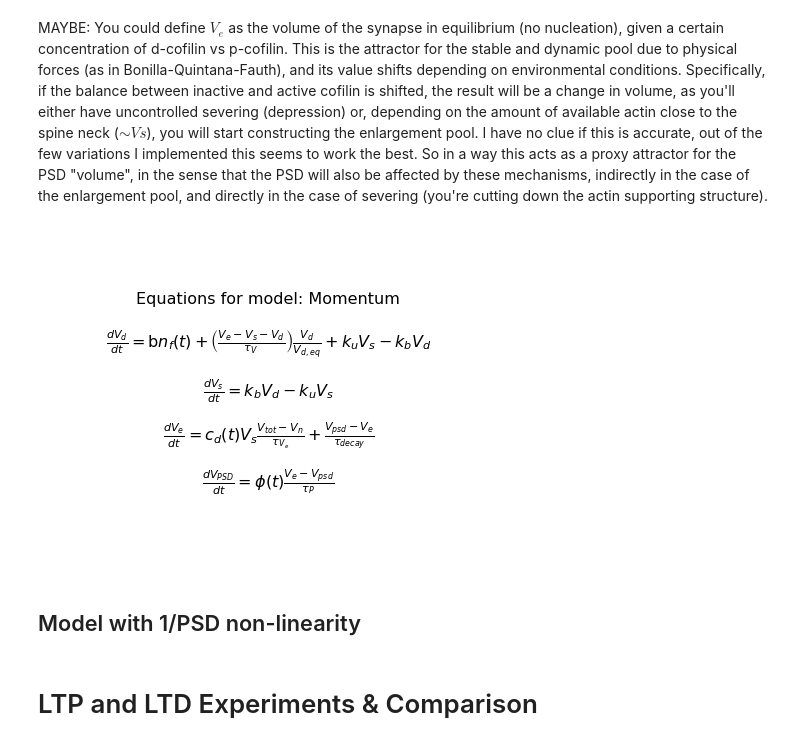
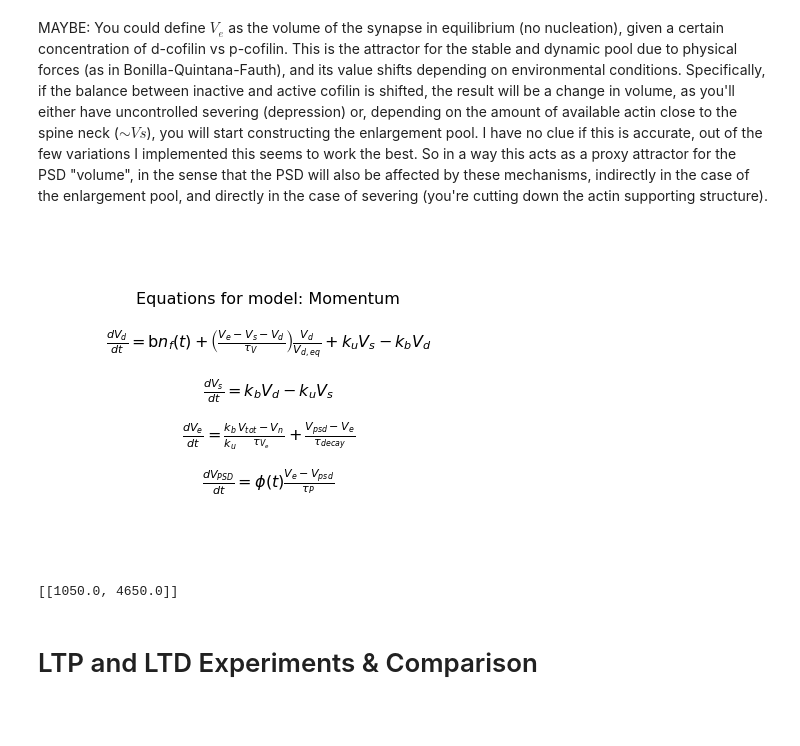
Before and after one commit to ngr-francesco/virtual_lab, a Jupyter notebook: examples/Simulation_results.ipynb, the cells around one changed output. Saved outputs shown, nothing was run; the diff lists cells and outputs as text; code cells hidden in the pictures; blank space fills up the shorter version.

```diff
--- a/examples/Simulation_results.ipynb
+++ b/examples/Simulation_results.ipynb
@@ -1,7 +1,9 @@
 # %%
 import numpy as np
 import matplotlib.pyplot as plt
+import matplotlib.style as plot_style
 import sys
+plot_style.use('plots.mplstyle')
 # %%
 from virtual_lab.experiments import *
 from virtual_lab.simulation import *
@@ -127,8 +131,13 @@ class BaseModel(Model):
 # %%
 # Making the constants optimal for this model
 const_base = CONSTANTS.copy()
-const_base["tau_Vd"] = 7200
-base_model = BaseModel("Base", {"Vd":None,"Vs":None,"Vpsd":1,"V_n":None,"V_tot":None,"PSD_95":1},const = const_base)
+const_base.update({
+    "tau_Vd" : 8000,
+    # Crosslinker binding rates
+    "k_u_0" : 1/2/3600, # Basal transition rates between stable and dynamic pool
+    "k_b_0" : 1/2/600, # CaMKII active (unbound) for about 1 min after LTP (Lee et al 2009)
+    })
+base_model = BaseModel("Base", {"Vd":None,"Vs":None,"Vpsd":1,"V_n":None,"V_tot":None},const = const_base)
 Sim.add_model(base_model)
 # %% [output]
 Switching to model Base
@@ -148,7 +157,7 @@ class MomentumModel(BaseModel):
     def latex_equations(self):
         eq = [r'$\frac{dV_d}{dt} = \mathrm{b}n_f(t) + \left(\frac{V_{e}-V_s-V_d}{\tau_V}\right)\frac{V_d}{V_{d,eq}} + k_uV_s - k_bV_d$',
               r'$\frac{dV_s}{dt} = k_bV_d - k_uV_s$',
-              r'$\frac{dV_e}{dt} = c_d(t)V_s\frac{V_{tot}-V_n}{\tau_{V_e}} + \frac{V_{psd}- V_e}{\tau_{decay}}$',
+              r'$\frac{dV_e}{dt} = \frac{k_b}{k_u}\frac{V_{tot}-V_n}{\tau_{V_e}} + \frac{V_{psd}- V_e}{\tau_{decay}}$',
               r'$\frac{dV_{PSD}}{dt} = \phi(t) \frac{V_e-V_{psd}}{\tau_P}$']
         return eq
 
@@ -159,18 +168,12 @@ class MomentumModel(BaseModel):
             if not name in self.variables.varnames:
                 raise ValueError(f"The variable {name} is needed for this model")
         _dict["Ve"] = self.dVe
-        _dict.pop("PSD_95")
         return _dict
 
     def set_initial_values(self,stochastic_model):
         super().set_initial_values(stochastic_model)
         self.variables.Ve = self.variables.Vpsd
 
-    def quantity_dependencies(self):
-        _dict = super().quantity_dependencies()
-        #_dict["c_d"] = {"enlargement": 1,
-        #                "shrinkage": 1 }
-        return _dict
 
     def dVd(self, t):
         Vs = self.variables.Vs
@@ -186,7 +189,7 @@ class MomentumModel(BaseModel):
         Vd = self.variables.Vd
         Vs = self.variables.Vs
         Vpsd = self.variables.Vpsd
-        return self.k_b[t]/self.k_u[t]*(V_tot - V_n)/(self.tau_add_Ve) + (Vpsd - Ve)/self.tau_Ve
+        return self.k_b[t]/self.k_u[t]*(V_tot - V_n)/(self.tau_add_Ve) + (Vpsd - Ve)/(self.tau_Ve)
 
     def dPSD(self,t):
         Vs = self.variables.Vs
@@ -194,7 +197,7 @@ class MomentumModel(BaseModel):
         V_n = self.variables.V_n
         Ve = self.variables.Ve
         Vpsd = self.variables.Vpsd
-        PSD = self.protein[t]*(Ve - Vpsd)/self.tau_PSD_mol # ((np.sign(Ve-Vpsd)-1)/2)*(Vpsd-Ve)/self.tau_Ve
+        PSD = self.protein[t]*(Ve - Vpsd)/(self.tau_PSD_mol) # ((np.sign(Ve-Vpsd)-1)/2)*(Vpsd-Ve)/self.tau_Ve
         return PSD
 
     def V_n_calc(self, t):
@@ -205,18 +208,17 @@ class MomentumModel(BaseModel):
 # %%
 # Optimizing constants for this model
 const_momentum = CONSTANTS.copy()
 enlarge_dict = {# Enlargement pool
-    "k_e_0" : 0,
-    "k_e_1" : 1,
-    "tau_add_Ve": 3600, #120
-    "tau_Ve": 3600,
+    # Crosslinker binding rates
+    "k_u_0" : 1/2.5/3600, # Basal transition rates between stable and dynamic pool
+    "k_b_0" : 1/2.5/600, # CaMKII active (unbound) for about 1 min after LTP (Lee et al 2009)
+    "tau_add_Ve":5400, #120
+    "tau_Ve": 3300,
     # Dynamic pool timescale
-    "tau_Vd": 3300}
+    "tau_Vd": 5400}
 const_momentum.update(enlarge_dict)
 mom_model = MomentumModel("Momentum",{"Vd": None, "Vs": None, "Vpsd": 1., "V_n": None,"V_tot": None,"Ve": None}, const = const_momentum)
 Sim.add_model(mom_model,switching=False)
 Sim.model_equations(["Momentum"])
 # %% [output]
-[figure, old version]
+[figure, new version]
-# %% [markdown]
-## Model with 1/PSD non-linearity
@@ -260,3 +225,22 @@ Sim.add_model(PSDModel,switching=False)
+# %%
+early_consolidation = BaseModel("EC", {"Vd":None,"Vs":None,"Vpsd":1,"V_n":None,"V_tot":None},const = const_base)
+early_consolidation.const
+Sim.add_model(early_consolidation,switching=False)
+# Defining a new set of experiments for this particular case
+ECExperiments = BasicExperiments.copy()
+ECMetaplasticity = MetaPlasticityExperiments.copy()
+ECTagReset = TagResetExperiments.copy()
+onset = 12.5*60 # 13 seems to be the best value with a decay of 8000 s
+for experiments in [ECExperiments,ECMetaplasticity,ECTagReset]:
+    for exp in experiments:
+        new_protein = []
+        for ton,toff in exp.protein:
+            diff = P_ONSET - onset if ton > P_ONSET-onset else 0
+            new_protein.append([ton-diff,toff-diff])
+        exp.protein = new_protein
+ECExperiments.experiments[2].protein
+# %% [output]
+[[1050.0, 4650.0]]
 # %% [markdown]
 # LTP and LTD Experiments & Comparison
 # %%
```
Also changed, not shown: parts of 7 cells of this notebook, 4 other files.
